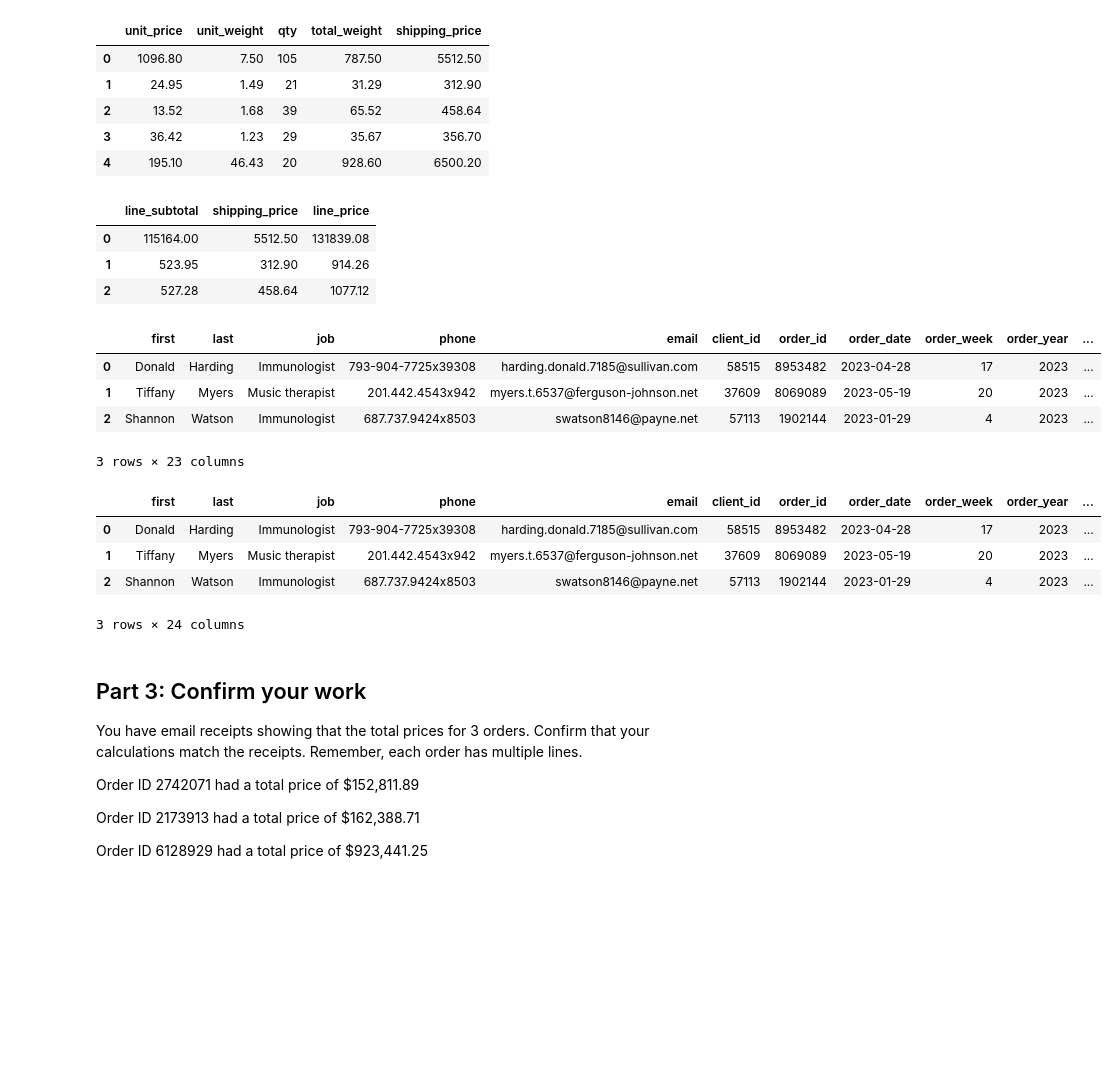
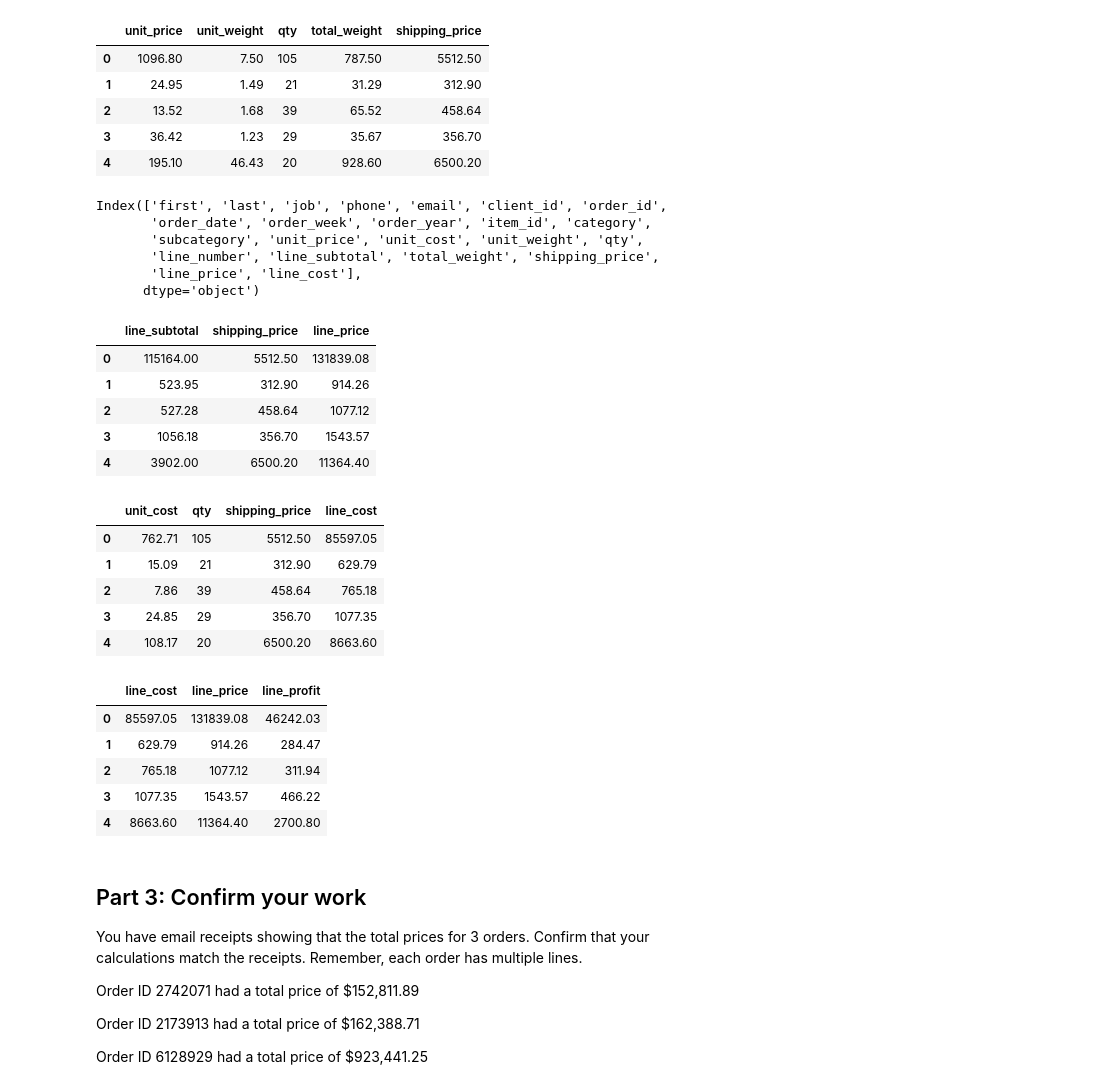
Before and after one commit to LardexTheLarge/pandas-challenge-1, a Jupyter notebook: module_4_challenge.ipynb, the cells around one changed output. Drawn from its saved outputs; the diff is of its cells as text; code cells hidden in the pictures; blank space fills up the shorter version.

```diff
--- a/module_4_challenge.ipynb
+++ b/module_4_challenge.ipynb
@@ -145,35 +145,62 @@ df[["unit_price", "unit_weight", "qty", "total_weight", "shipping_price"]].head(
 | 2 | 13.52 | 1.68 | 39 | 65.52 | 458.64 |
 | 3 | 36.42 | 1.23 | 29 | 35.67 | 356.70 |
 | 4 | 195.10 | 46.43 | 20 | 928.60 | 6500.20 |
+# %%
+# df["line_subtotal"]
+df.columns
+# %% [output]
+Index(['first', 'last', 'job', 'phone', 'email', 'client_id', 'order_id',
+       'order_date', 'order_week', 'order_year', 'item_id', 'category',
+       'subcategory', 'unit_price', 'unit_cost', 'unit_weight', 'qty',
+       'line_number', 'line_subtotal', 'total_weight', 'shipping_price',
+       'line_price', 'line_cost'],
+      dtype='object')
 # %%
 # Create a column for the total price
 # using the subtotal and the shipping price
 # along with a sales tax of 9.25%
+lineSubTotal = df["line_subtotal"]
+shipPrice = df["shipping_price"]
+df["line_price"] = round((shipPrice + lineSubTotal) * 1.0925, 2)
+df[["line_subtotal", "shipping_price", "line_price"]].head()
 # %% [output]
 |  | line_subtotal | shipping_price | line_price |
 | 0 | 115164.00 | 5512.50 | 131839.08 |
 | 1 | 523.95 | 312.90 | 914.26 |
 | 2 | 527.28 | 458.64 | 1077.12 |
+| 3 | 1056.18 | 356.70 | 1543.57 |
+| 4 | 3902.00 | 6500.20 | 11364.40 |
 # %%
 # Create a column for the cost
 # of each line using unit cost, qty, and
 # shipping price (assume the shipping cost
 # is exactly what is charged to the client).
+unitCost = df["unit_cost"]
+qty = df["qty"]
+shipPrice = df["shipping_price"]
+df["line_cost"] = round((unitCost * qty) + shipPrice, 2)
+df[["unit_cost", "qty", "shipping_price", "line_cost"]].head()
 # %% [output]
-|  | first | last | job | phone | email | client_id | order_id | order_date | order_week | order_year | ... |
-| 0 | Donald | Harding | Immunologist | 793-904-7725x39308 | harding.donald.7185@sullivan.com | 58515 | 8953482 | 2023-04-28 | 17 | 2023 | ... |
-| 1 | Tiffany | Myers | Music therapist | 201.442.4543x942 | myers.t.6537@ferguson-johnson.net | 37609 | 8069089 | 2023-05-19 | 20 | 2023 | ... |
-| 2 | Shannon | Watson | Immunologist | 687.737.9424x8503 | swatson8146@payne.net | 57113 | 1902144 | 2023-01-29 | 4 | 2023 | ... |
+|  | unit_cost | qty | shipping_price | line_cost |
+| 0 | 762.71 | 105 | 5512.50 | 85597.05 |
+| 1 | 15.09 | 21 | 312.90 | 629.79 |
+| 2 | 7.86 | 39 | 458.64 | 765.18 |
+| 3 | 24.85 | 29 | 356.70 | 1077.35 |
+| 4 | 108.17 | 20 | 6500.20 | 8663.60 |
-3 rows × 23 columns
 # %%
 # Create a column for the profit of
 # each line using line cost and line price
+lineCost = df["line_cost"]
+linePrice = df["line_price"]
+df["line_profit"] = round(linePrice - lineCost, 2)
+df[["line_cost", "line_price", "line_profit"]].head()
 # %% [output]
-|  | first | last | job | phone | email | client_id | order_id | order_date | order_week | order_year | ... |
-| 0 | Donald | Harding | Immunologist | 793-904-7725x39308 | harding.donald.7185@sullivan.com | 58515 | 8953482 | 2023-04-28 | 17 | 2023 | ... |
-| 1 | Tiffany | Myers | Music therapist | 201.442.4543x942 | myers.t.6537@ferguson-johnson.net | 37609 | 8069089 | 2023-05-19 | 20 | 2023 | ... |
-| 2 | Shannon | Watson | Immunologist | 687.737.9424x8503 | swatson8146@payne.net | 57113 | 1902144 | 2023-01-29 | 4 | 2023 | ... |
+|  | line_cost | line_price | line_profit |
+| 0 | 85597.05 | 131839.08 | 46242.03 |
+| 1 | 629.79 | 914.26 | 284.47 |
+| 2 | 765.18 | 1077.12 | 311.94 |
+| 3 | 1077.35 | 1543.57 | 466.22 |
+| 4 | 8663.60 | 11364.40 | 2700.80 |
-3 rows × 24 columns
 # %% [markdown]
 ## Part 3: Confirm your work
 You have email receipts showing that the total prices for 3 orders. Confirm that your calculations match the receipts. Remember, each order has multiple lines.
```
